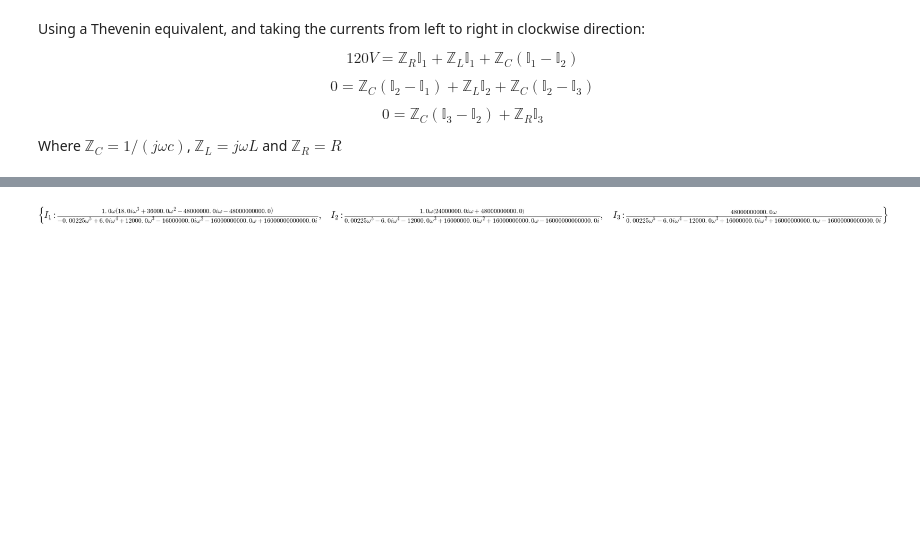
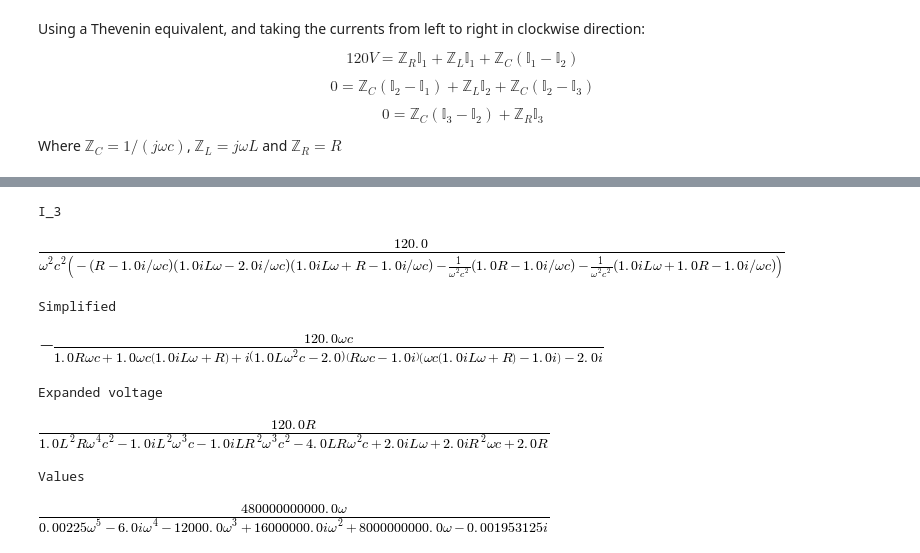
Before and after one commit to jsbarbosa/study-happiness, a Jupyter notebook: Electronica/Tarea 2.ipynb, the cells around one changed output, grey strips where cells are left out. Cells and saved outputs as stored; diff of their text form; code cells hidden in the pictures; blank space fills up the shorter version.

```diff
--- a/Electronica/Tarea 2.ipynb
+++ b/Electronica/Tarea 2.ipynb
@@ -40,29 +43,50 @@ display(solution)
+# %%
+substitutions = [(Z_c, 1/(1j*omega*c)), (Z_R, R), (Z_L, 1j*omega*L)]
+
+I_3 = I_3.subs(substitutions)
+
+print("I_3")
+display(I_3)
+
+print("Simplified")
+display(spy.simplify(I_3))
+
+V = I_3 * R
+print("Expanded voltage")
+display(spy.expand(V))
+
+substitutions = [(c, 50e-6), (R, 10), (L, 15e-3)]
+
+print("Values")
+V = V.subs(substitutions).simplify()
+display(V)
+# %% [output]
+I_3
+[figure, added]
+Simplified
+[figure, added]
+Expanded voltage
+[figure, added]
+Values
+[figure, added]
 # %%
-c = 50e-6
-L = 15e-3
-R = 10
-Z_c = 1/(1j*omega*c)
-Z_L = 1j*omega*L
-Z_R = R
+number = 1000
 
-system = spy.Matrix(((Z_R+Z_L+Z_c, Z_c, 0, 120), (-Z_c, 2*Z_c+Z_L, -Z_c, 0), (0, -Z_c, Z_c+Z_R, 0)))
-solution = spy.solve_linear_system(system, I_1, I_2, I_3)
-display(solution)
+phases = np.zeros((number, 2))
+amplitudes = np.zeros((number, 2))
+frecuencies = np.zeros((number, 2))
 
-number = 1000
-phases = np.zeros(number)
-amplitudes = np.zeros(number)
-frecuencies = np.logspace(0, 6, number)
-for (i, frecuency) in enumerate(frecuencies):
-    current = solution[I_3].evalf(subs = {omega:frecuency})
-    voltage = current*R
+frecuencies[:,0] = np.linspace(1, 10000, number)
+frecuencies[:,1] = np.logspace(0, 6, number)
 
-    imaginary = float(spy.im(voltage))
-    real = float(spy.re(voltage))
+for i in range(2):
+    for j in range(number):
+        voltage = V.evalf(subs = {omega:frecuencies[j, i]})
 
-    phase = imaginary/real
-    phases[i] = np.arctan(phase)
+        imaginary = float(spy.im(voltage))
+        real = float(spy.re(voltage))
 
-    amplitudes[i] = abs(voltage)
+        phase = imaginary/real
+        phases[j, i] = np.arctan(phase)
+
+        amplitudes[j, i] = abs(voltage)
-# %% [output]
-[figure, removed]
```
Also changed, not shown: parts of 4 cells of this notebook.
